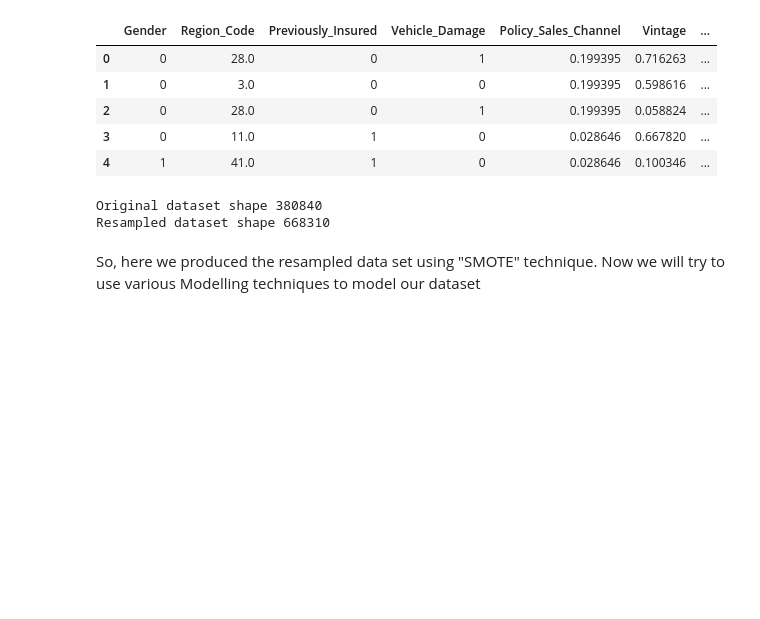
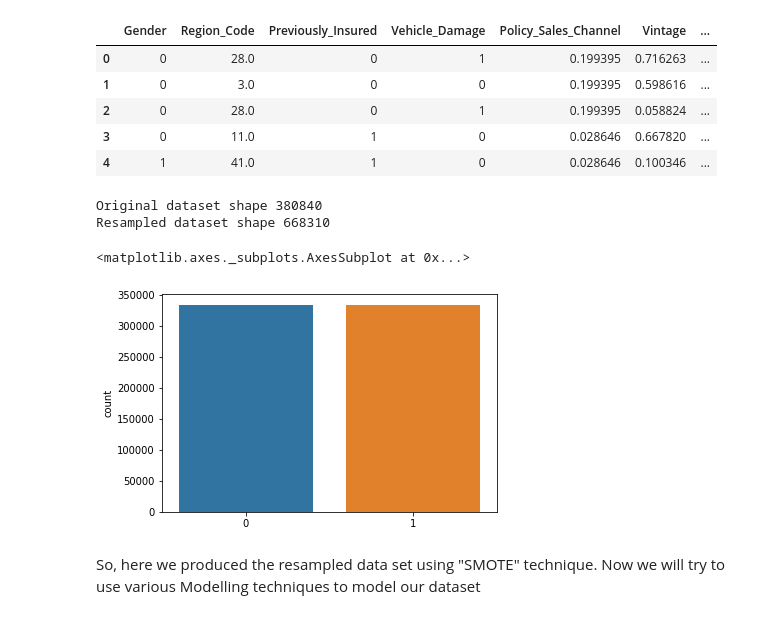
Before and after one commit to agrawalkunal2/insurance-cross_sell, a Jupyter notebook: HEALTH_INSURANCE_CROSS_SELL_PREDICTION.ipynb, the cells around one changed output. Drawn from its saved outputs; the diff is of its cells as text; code cells hidden in the pictures; blank space fills up the shorter version.

```diff
--- a/HEALTH_INSURANCE_CROSS_SELL_PREDICTION.ipynb
+++ b/HEALTH_INSURANCE_CROSS_SELL_PREDICTION.ipynb
@@ -836,6 +836,12 @@ print('Resampled dataset shape', len(y_smote))
 # %% [output]
 Original dataset shape 380840
 Resampled dataset shape 668310
+# %%
+#count of
+sns.countplot(y_smote)
+# %% [output]
+<matplotlib.axes._subplots.AxesSubplot at 0x...>
+[figure, added]
 # %% [markdown]
 So, here we produced the resampled data set using "SMOTE" technique. Now we will try to use various Modelling techniques to model our dataset
 # %%
```
Also changed, not shown: parts of 52 cells of this notebook.
